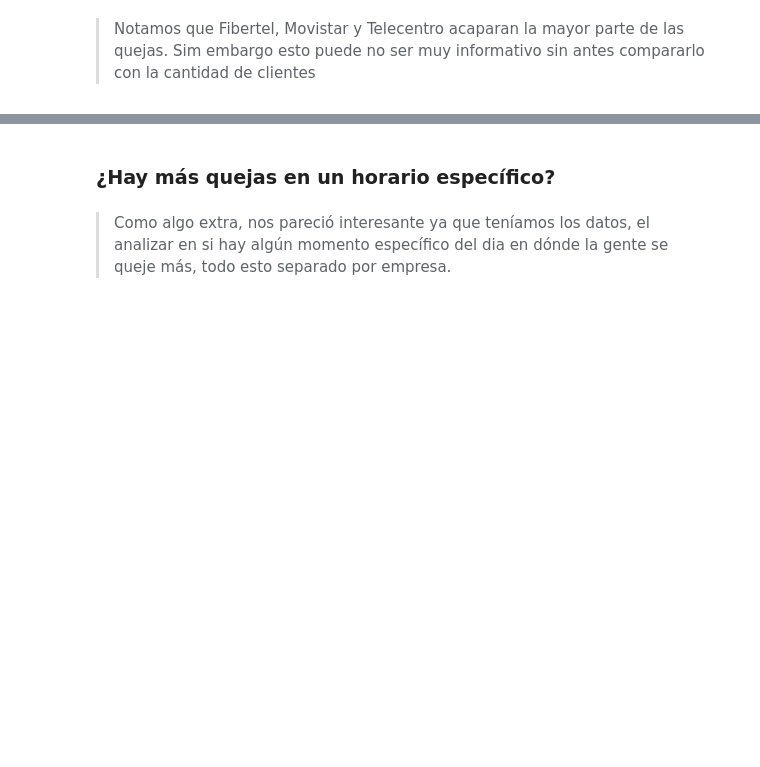
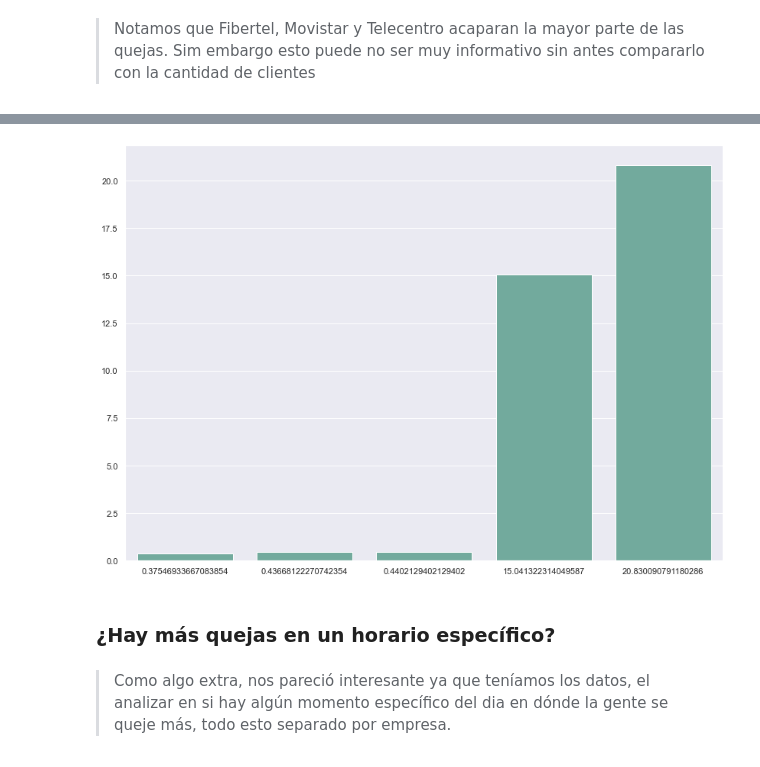
Before and after one commit to nanaccachian/wifi-twitter-data-analysis, a Jupyter notebook: Proyecto final/twitter_notebook.ipynb, the cells around one changed output, grey strips where cells are left out. Saved outputs shown, nothing was run; the diff lists cells and outputs as text; code cells hidden in the pictures; blank space fills up the shorter version.

```diff
--- a/Proyecto final/twitter_notebook.ipynb
+++ b/Proyecto final/twitter_notebook.ipynb
@@ -291,0 +269,20 @@ sns.barplot(
+# %%
+#Tweets respondidos
+codecs.register_error("strict", codecs.ignore_errors)
+
+df_tweets = pd.read_sql_query('SELECT * FROM fact_tweets JOIN dim_wifi_providers dwp on dwp.wp_id = fact_tweets.tw_wifi_provider', engine)
+df_replies = pd.read_sql_query('SELECT * FROM fact_replies JOIN dim_wifi_providers dwp on fact_replies.rp_wifi_provider = dwp.wp_id JOIN dim_users du on du.us_id = fact_replies.rp_user', engine)
+
+df_users = pd.read_sql_query('SELECT * FROM dim_users WHERE us_verified = 1', engine)
+
+wifi_providers = ['Movistar','Fibertel','DIRECTV','Claro','Iptel','Telecentro','Gigared','Metrotel','Sion','Telefonica','Personal','Telecom']
+
+df_users = df_users[df_users['us_name'].str.contains("|".join(wifi_providers))]['us_id']
+
+df_replies = df_replies[df_replies['us_name'].str.contains("|".join(wifi_providers))]
+
+df_tweets = df_tweets.groupby(by='wp_name').count()['tw_id']
+
+df_replies = (df_replies.groupby(by='wp_name').count()['rp_id'] / df_tweets) * 100
+
+print(df_replies.dropna())
@@ -292,3 +297,17 @@ sns.barplot(
+# %%
+# Set the figure size
+plt.figure(figsize=(14, 10))
+
+# plot a bar chart
+sns.barplot(
+    y=df_replies,
+    x=['Claro', 'DirecTV', 'Fibertel', 'Movistar', 'Telecentro'],
+    data=df_replies,
+    estimator=sum,
+    ci=None,
+    color='#69b3a2');
+# %% [output]
+[figure, added]
 # %% [markdown]
 ### ¿Hay más quejas en un horario específico?
 # %% [markdown]
```
Also changed, not shown: parts of 18 cells of this notebook.
